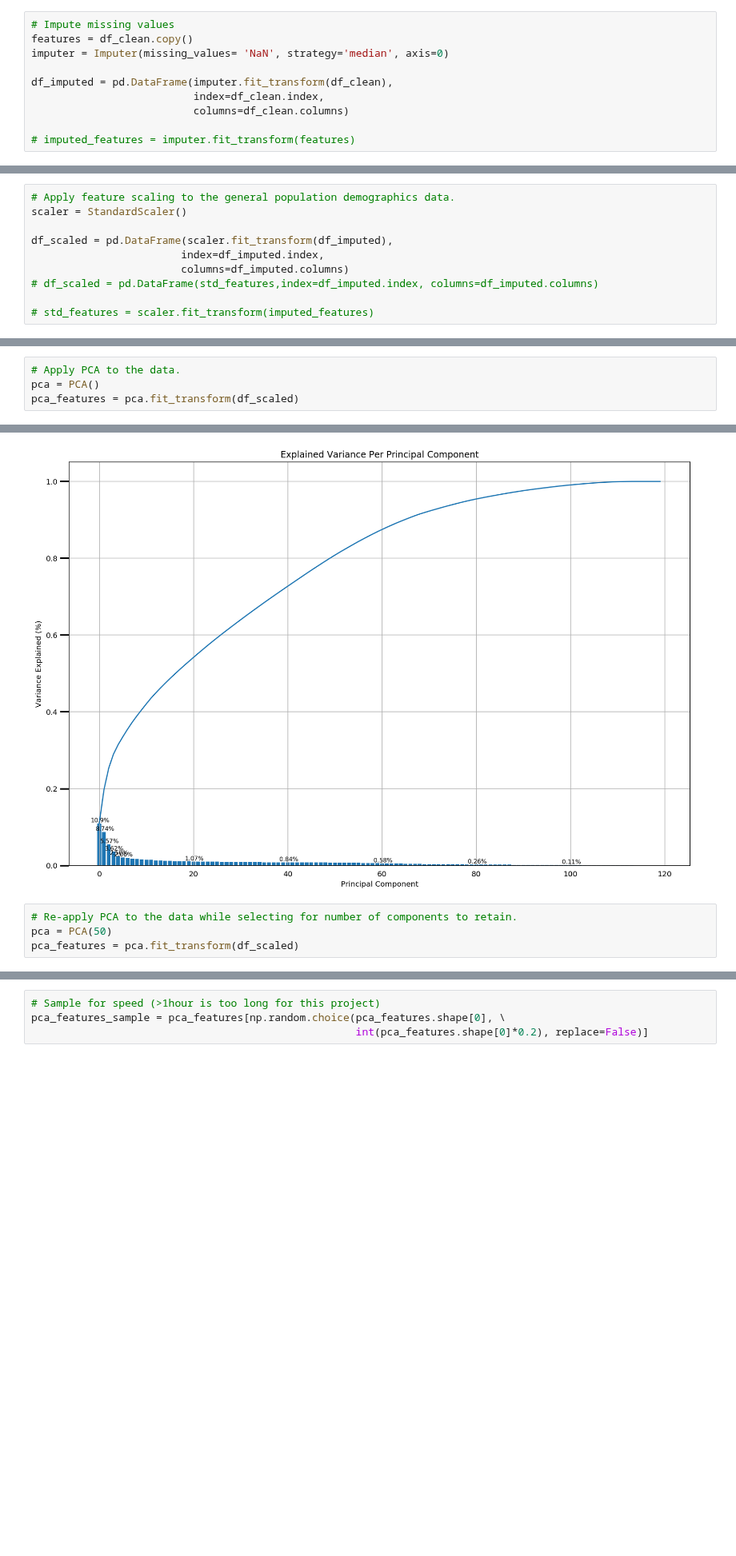
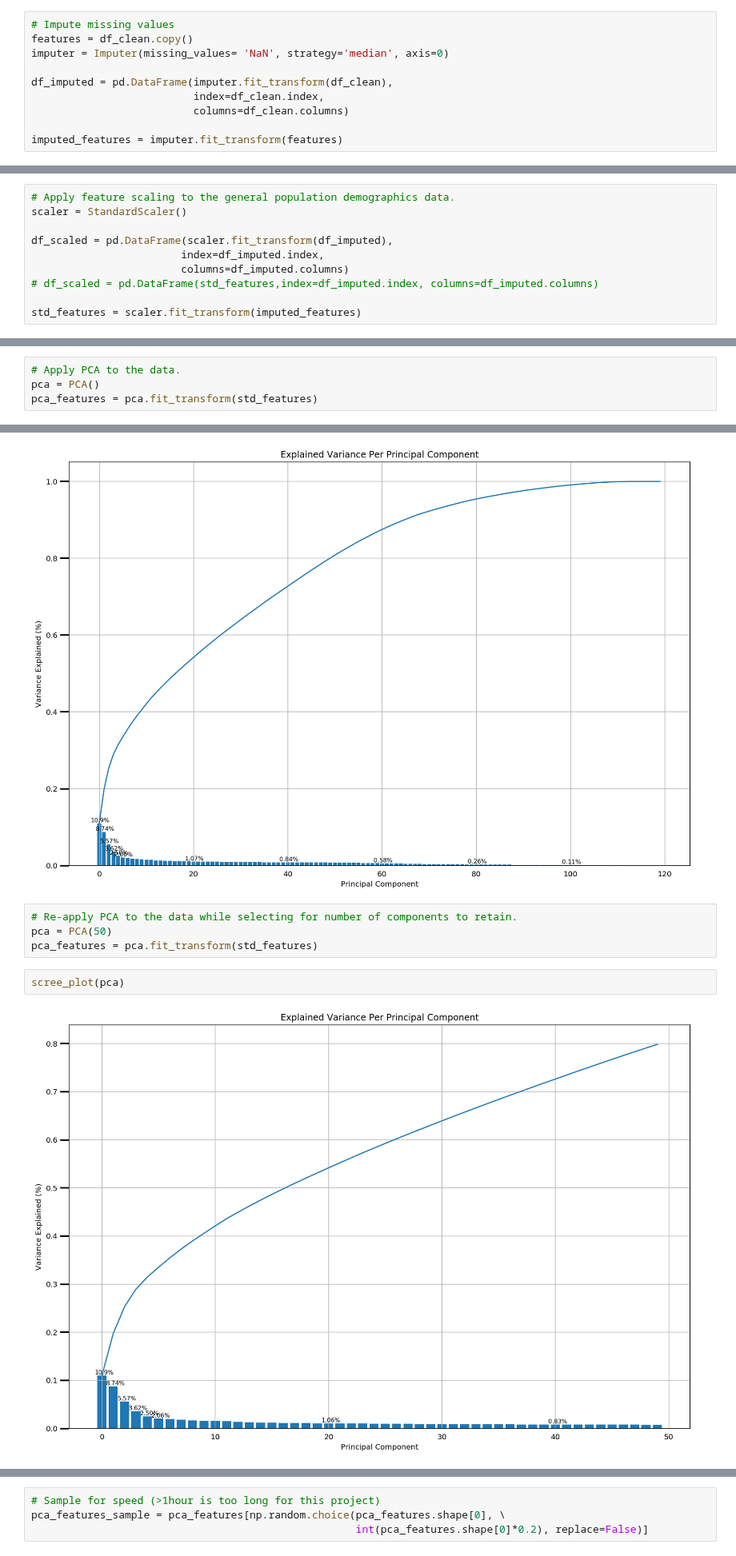
Before and after one commit to ChristopherDaigle/Udacity, a Jupyter notebook: IntroductionToMachineLearningProgram/Part4_UnsupervisedLearning/Project/Identify_Customer_Segments1.ipynb, the cells around one changed output, grey strips where cells are left out. Shown at 80% size. Cells and saved outputs as stored; diff of their text form; blank space fills up the shorter version.

```diff
--- a/IntroductionToMachineLearningProgram/Part4_UnsupervisedLearning/Project/Identify_Customer_Segments1.ipynb
+++ b/IntroductionToMachineLearningProgram/Part4_UnsupervisedLearning/Project/Identify_Customer_Segments1.ipynb
@@ -982,7 +982,7 @@ df_imputed = pd.DataFrame(imputer.fit_transform(df_clean),
                           index=df_clean.index,
                           columns=df_clean.columns)
 
-# imputed_features = imputer.fit_transform(features)
+imputed_features = imputer.fit_transform(features)
 # %%
 df_imputed.isna().sum(axis=0).describe()
 # All missing values are handled
@@ -1007,7 +1007,7 @@ df_scaled = pd.DataFrame(scaler.fit_transform(df_imputed),
                         columns=df_imputed.columns)
 # df_scaled = pd.DataFrame(std_features,index=df_imputed.index, columns=df_imputed.columns)
 
-# std_features = scaler.fit_transform(imputed_features)
+std_features = scaler.fit_transform(imputed_features)
 # %%
 df_scaled.head()
 # %% [output]
@@ -1069,7 +1069,7 @@ from sklearn.decomposition import PCA
 # %%
 # Apply PCA to the data.
 pca = PCA()
-pca_features = pca.fit_transform(df_scaled)
+pca_features = pca.fit_transform(std_features)
 # %%
 # Investigate the variance accounted for by each principal component.
 def scree_plot(pca):
@@ -1113,7 +1113,11 @@ scree_plot(pca)
 # %%
 # Re-apply PCA to the data while selecting for number of components to retain.
 pca = PCA(50)
-pca_features = pca.fit_transform(df_scaled)
+pca_features = pca.fit_transform(std_features)
+# %%
+scree_plot(pca)
+# %% [output]
+[figure, added]
 # %% [markdown]
 ### Discussion 2.2: Perform Dimensionality Reduction
 
```
Also changed, not shown: parts of 15 cells of this notebook.
